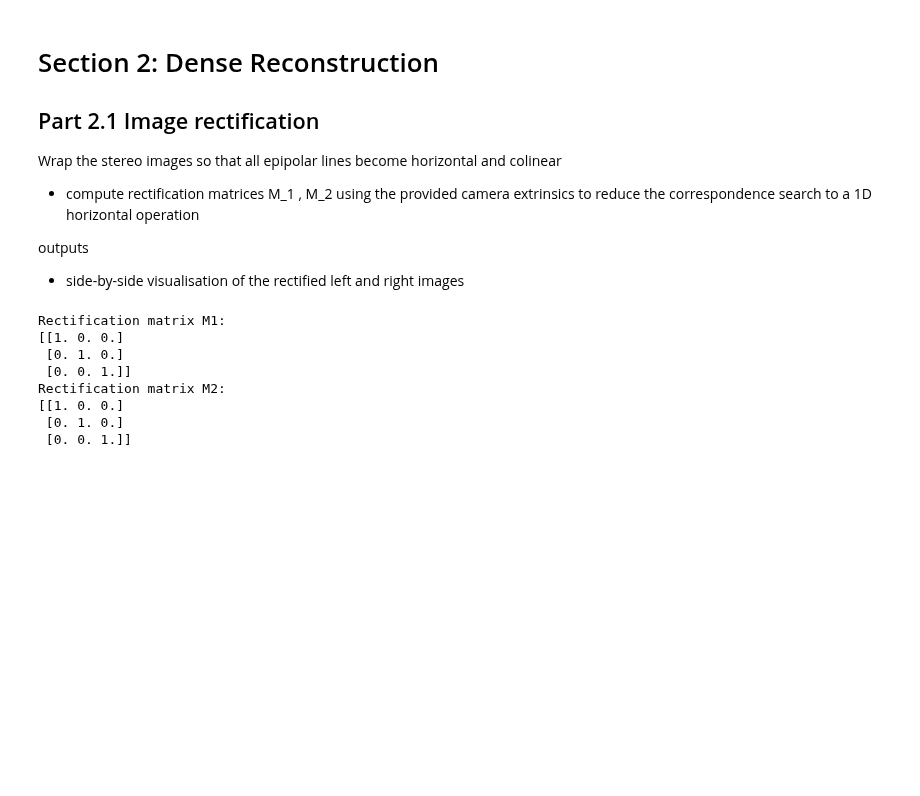
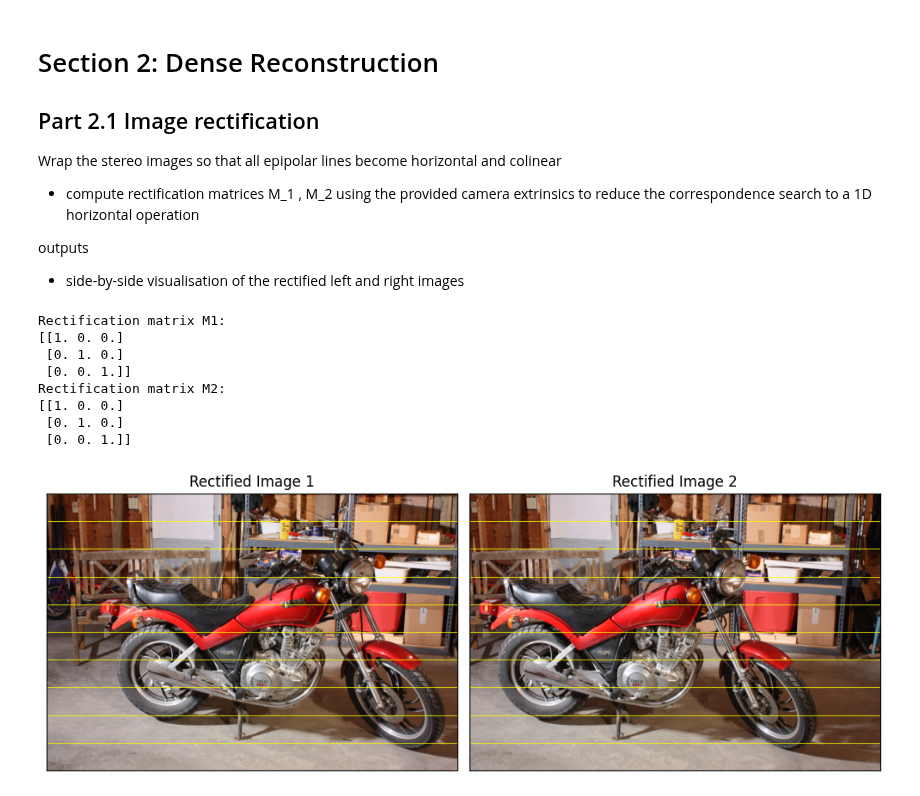
Before and after one commit to Luk446/MachineVisionPractice, a Jupyter notebook: 3d_reconstruction_motion_estimation.ipynb, the cells around one changed output. Saved outputs shown, nothing was run; the diff lists cells and outputs as text; code cells hidden in the pictures; blank space fills up the shorter version.

```diff
--- a/3d_reconstruction_motion_estimation.ipynb
+++ b/3d_reconstruction_motion_estimation.ipynb
@@ -588,3 +588,24 @@ map2_x, map2_y = cv.initUndistortRectifyMap(
 # do rect
 img1_rect = cv.remap(img1, map1_x, map1_y, interpolation=cv.INTER_LINEAR)
 img2_rect = cv.remap(img2, map2_x, map2_y, interpolation=cv.INTER_LINEAR)
+# %%
+# visualise rectified images side-by-side
+
+fig, ax_remap = plt.subplots(1, 2, figsize=(10, 5))
+
+ax_remap[0].imshow(img1_rect)
+ax_remap[1].imshow(img2_rect)
+
+ax_remap[0].set_title("Rectified Image 1")
+ax_remap[1].set_title("Rectified Image 2")
+
+for ax in ax_remap:
+    ax.set_xticks([])
+    ax.set_yticks([])
+    for y in range(0, img1_rect.shape[0], 200):
+        ax.axhline(y, color='yellow', linewidth=0.8, alpha=0.7)
+
+plt.tight_layout()
+plt.show()
+# %% [output]
+[figure, added]
```
Also changed, not shown: parts of 3 cells of this notebook.
